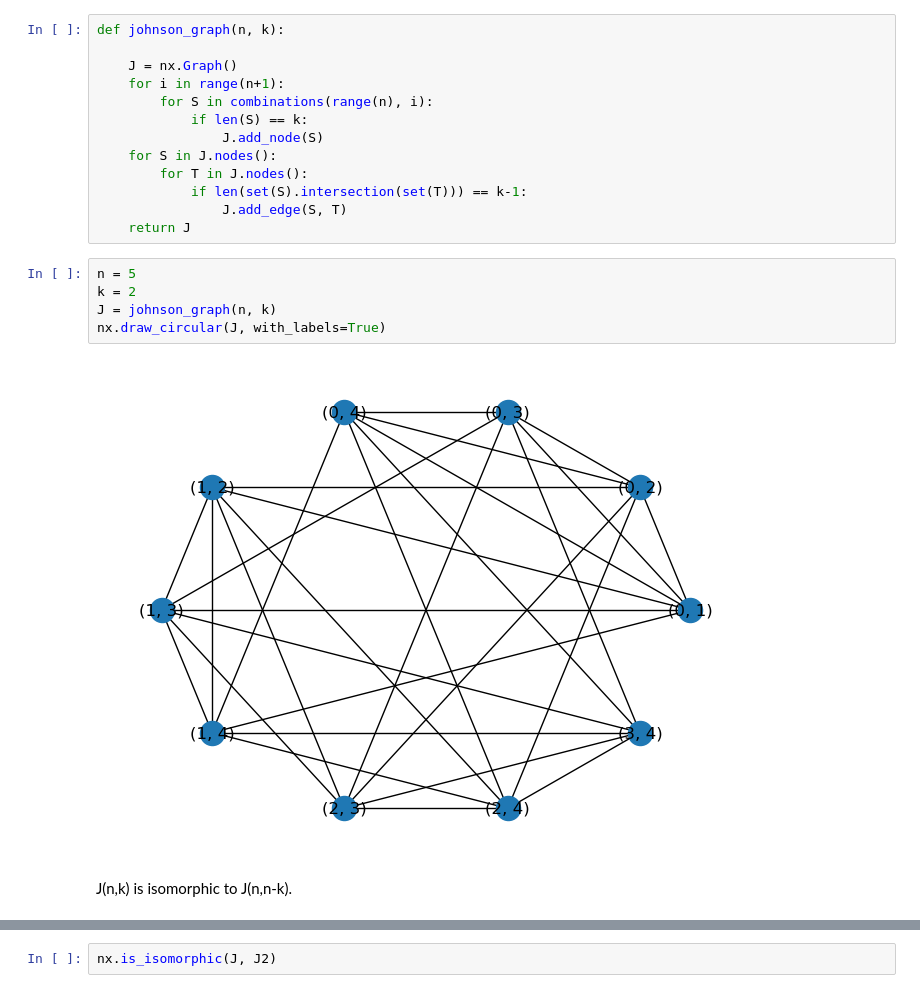
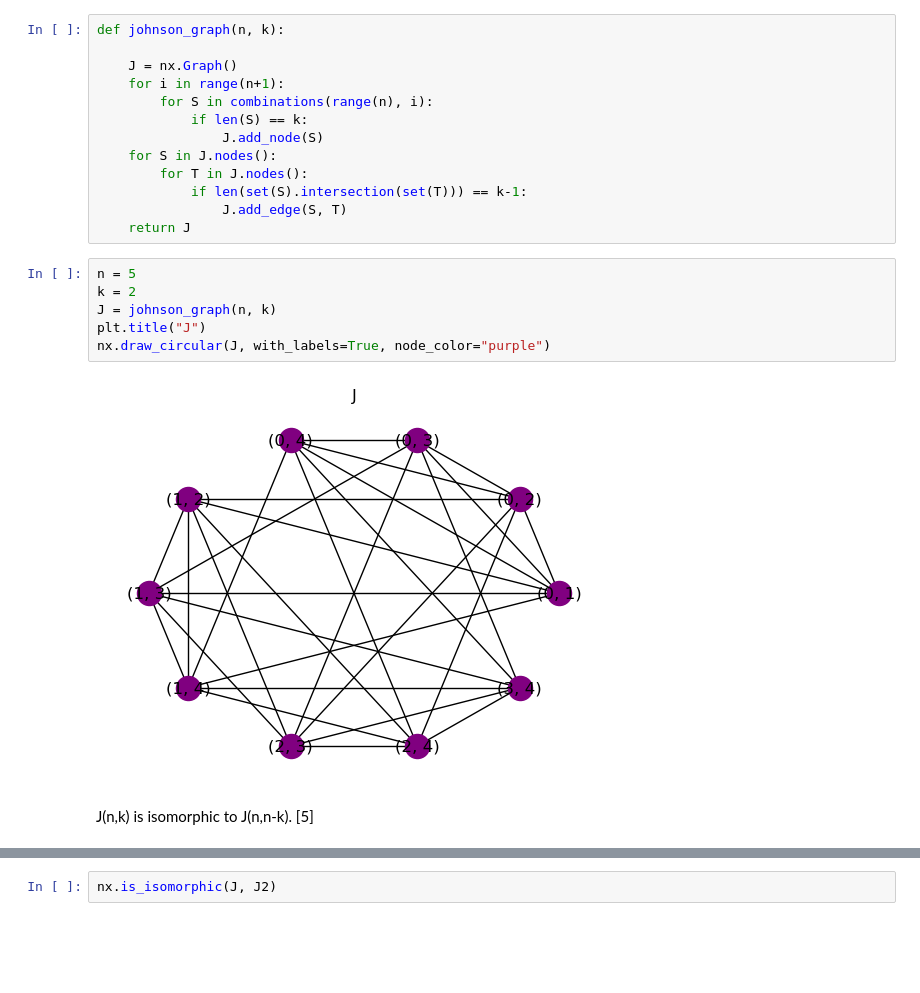
Before and after one commit to RoseDownes/Graph_Theory_Project, a Jupyter notebook: graph_isomorphism.ipynb, the cells around one changed output, grey strips where cells are left out. Cells and saved outputs as stored; diff of their text form; blank space fills up the shorter version.

```diff
--- a/graph_isomorphism.ipynb
+++ b/graph_isomorphism.ipynb
@@ -219,12 +226,13 @@ def johnson_graph(n, k):
 # %%
 n = 5
 k = 2
 J = johnson_graph(n, k)
-nx.draw_circular(J, with_labels=True)
+plt.title("J")
+nx.draw_circular(J, with_labels=True, node_color="purple")
 # %% [output]
-[figure, old version]
+[figure, new version]
 # %% [markdown]
-J(n,k) is isomorphic to J(n,n-k).
+J(n,k) is isomorphic to J(n,n-k). [5]
 # %%
 n = 5
 k = 2
```
Also changed, not shown: parts of 14 cells of this notebook.
